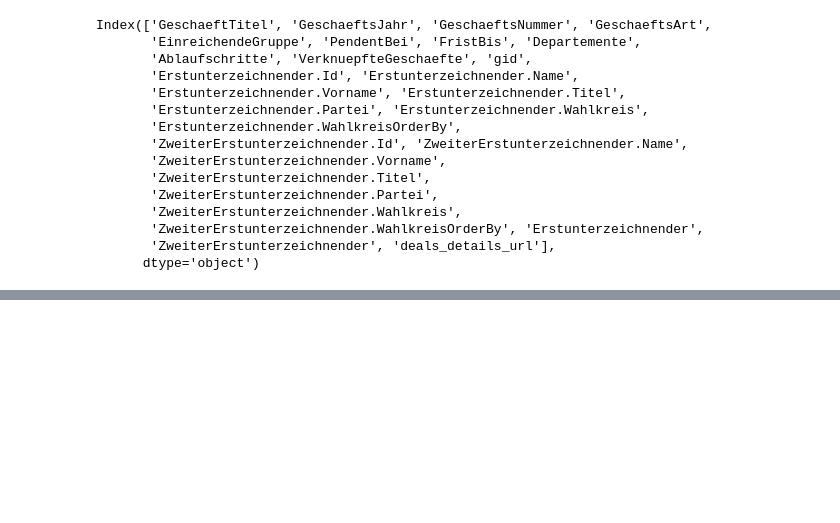
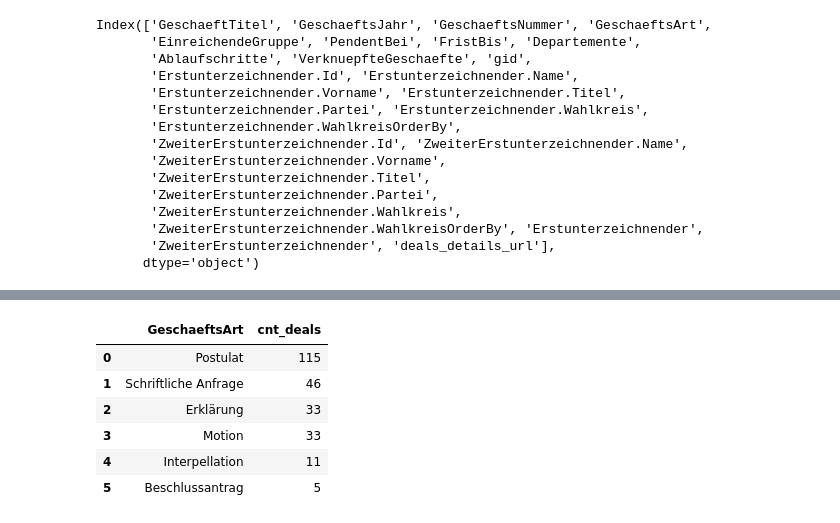
Before and after one commit to DonGoginho/myPy, a Jupyter notebook: anfragen/parlamentsdienste_ris_api/glp_geschaefte/pd_ris_api_glp_geschaefte-2018-2022.ipynb, the cells around one changed output, grey strips where cells are left out. Saved outputs shown, nothing was run; the diff lists cells and outputs as text; code cells hidden in the pictures; blank space fills up the shorter version.

```diff
--- a/anfragen/parlamentsdienste_ris_api/glp_geschaefte/pd_ris_api_glp_geschaefte-2018-2022.ipynb
+++ b/anfragen/parlamentsdienste_ris_api/glp_geschaefte/pd_ris_api_glp_geschaefte-2018-2022.ipynb
@@ -444,0 +409,15 @@ df_deals_details_normalized2.head(2)
+# %%
+myAgg = df_deals_details_normalized.query('GeschaeftsJahr > 2017')\
+    .groupby(['GeschaeftsArt']) \
+    .agg(cnt_deals=('GeschaeftsNummer', 'count')) \
+    .sort_values('cnt_deals', ascending=False)
+
+myAgg.reset_index()
+# %% [output]
+|  | GeschaeftsArt | cnt_deals |
+| 0 | Postulat | 115 |
+| 1 | Schriftliche Anfrage | 46 |
+| 2 | Erklärung | 33 |
+| 3 | Motion | 33 |
+| 4 | Interpellation | 11 |
+| 5 | Beschlussantrag | 5 |
```
Also changed, not shown: parts of 14 cells of this notebook, 4 other files.
